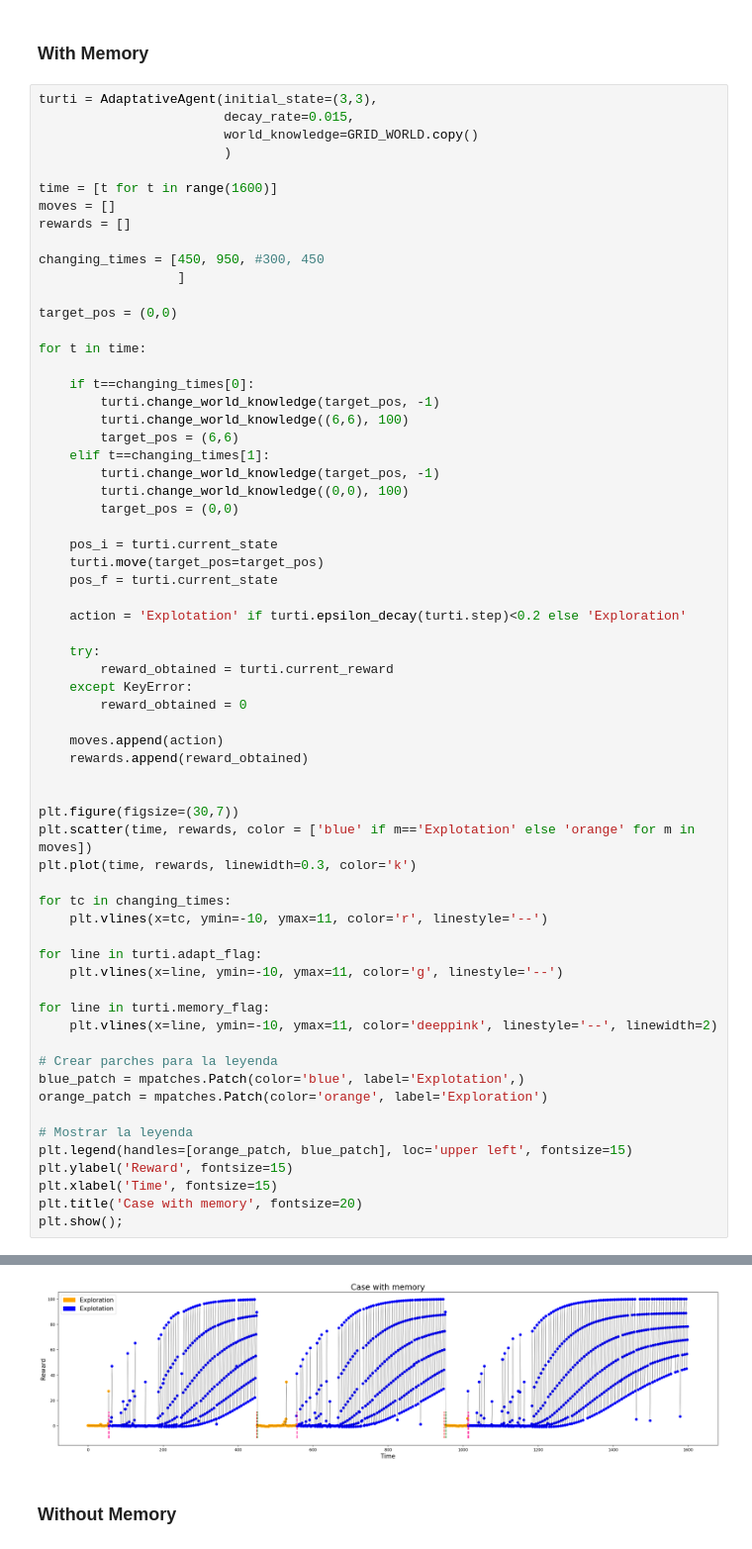
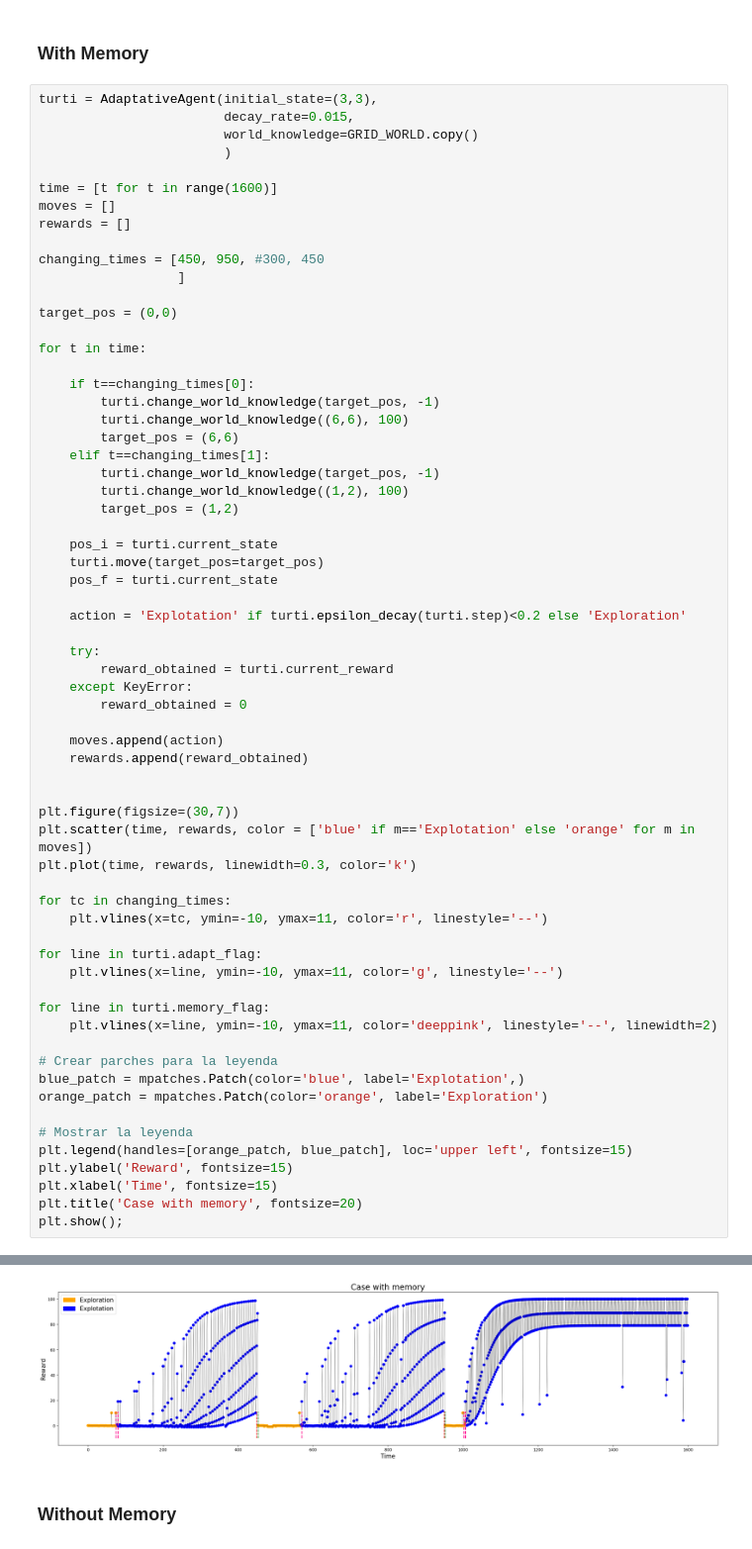
Before and after one commit to rulas99/rl_uniandes, a Jupyter notebook: agent_memory.ipynb, the cells around one changed output, grey strips where cells are left out. Shown at 99% size. Cells and saved outputs as stored; diff of their text form.

```diff
--- a/agent_memory.ipynb
+++ b/agent_memory.ipynb
@@ -284,8 +284,8 @@ for t in time:
         target_pos = (6,6)
     elif t==changing_times[1]:
         turti.change_world_knowledge(target_pos, -1)
-        turti.change_world_knowledge((0,0), 100)
-        target_pos = (0,0)
+        turti.change_world_knowledge((1,2), 100)
+        target_pos = (1,2)
 
     pos_i = turti.current_state
     turti.move(target_pos=target_pos)
@@ -346,4 +346,4 @@ Near of a memorized good state: 135.0!
-[figure, old version]
+[figure, new version]
 # %% [markdown]
 ### Without Memory
 # %%
```
Also changed, not shown: parts of 1 cell of this notebook, 2 other files.
